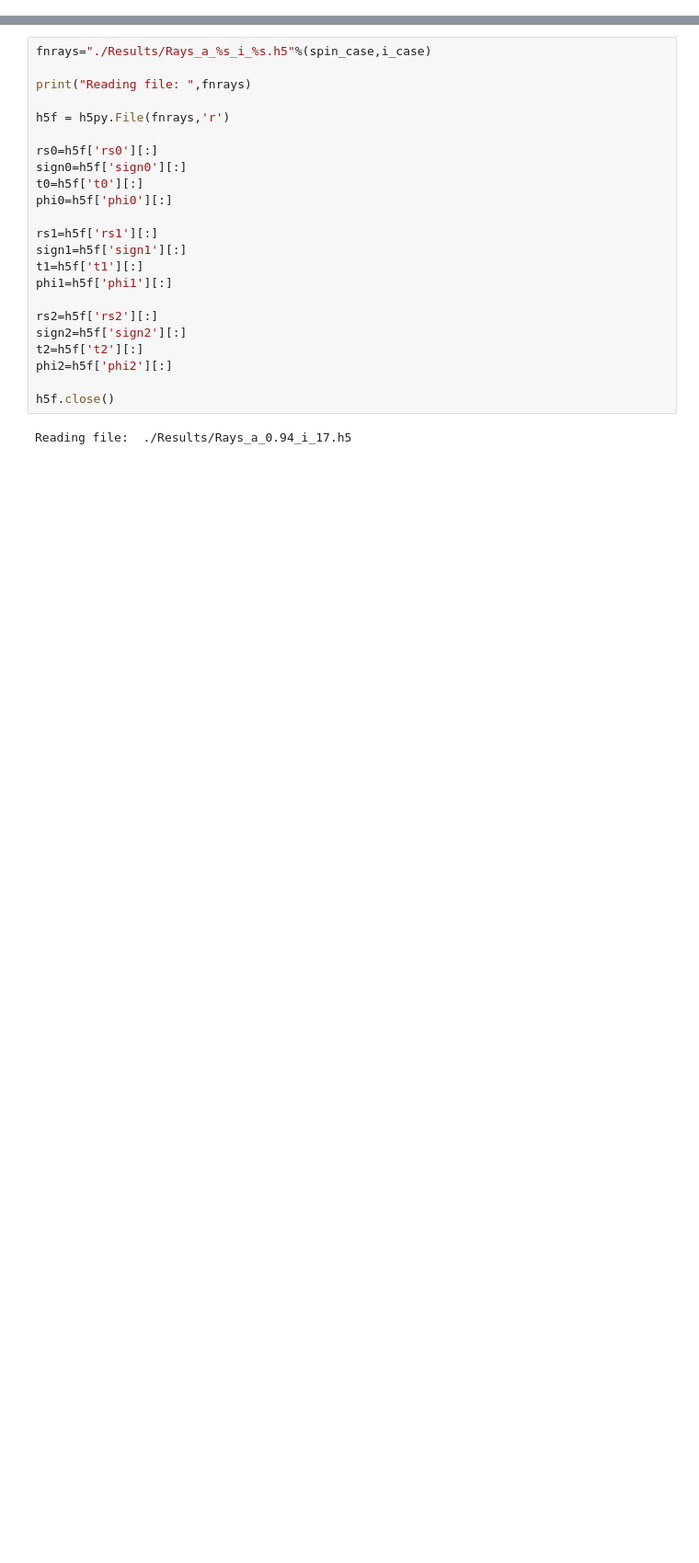
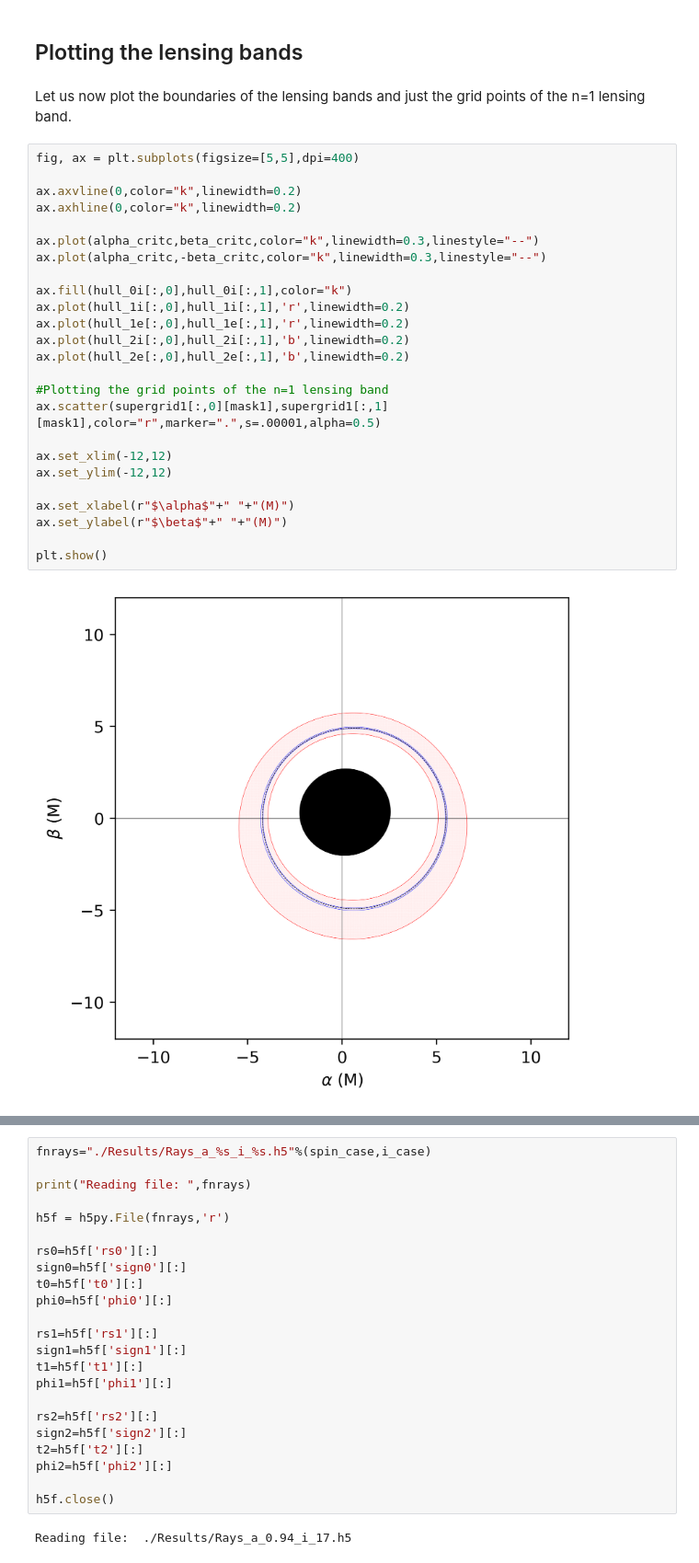
Before and after one commit to iAART/aart, a Jupyter notebook: Examples.ipynb, the cells around one changed output, grey strips where cells are left out. Shown at 92% size. Cells and saved outputs as stored; diff of their text form; blank space fills up the shorter version.

```diff
--- a/Examples.ipynb
+++ b/Examples.ipynb
@@ -15,0 +66,31 @@ File  Results/LensingBands_a_0.94_i_17.h5  created.
+# %% [markdown]
+## Plotting the lensing bands
+# %% [markdown]
+Let us now plot the boundaries of the lensing bands and just the grid points of the n=1 lensing band.
+# %%
+fig, ax = plt.subplots(figsize=[5,5],dpi=400)
+
+ax.axvline(0,color="k",linewidth=0.2)
+ax.axhline(0,color="k",linewidth=0.2)
+
+ax.plot(alpha_critc,beta_critc,color="k",linewidth=0.3,linestyle="--")
+ax.plot(alpha_critc,-beta_critc,color="k",linewidth=0.3,linestyle="--")
+
+ax.fill(hull_0i[:,0],hull_0i[:,1],color="k")
+ax.plot(hull_1i[:,0],hull_1i[:,1],'r',linewidth=0.2)
+ax.plot(hull_1e[:,0],hull_1e[:,1],'r',linewidth=0.2)
+ax.plot(hull_2i[:,0],hull_2i[:,1],'b',linewidth=0.2)
+ax.plot(hull_2e[:,0],hull_2e[:,1],'b',linewidth=0.2)
+
+#Plotting the grid points of the n=1 lensing band
+ax.scatter(supergrid1[:,0][mask1],supergrid1[:,1][mask1],color="r",marker=".",s=.00001,alpha=0.5)
+
+ax.set_xlim(-12,12)
+ax.set_ylim(-12,12)
+
+ax.set_xlabel(r"$\alpha$"+" "+"(M)")
+ax.set_ylabel(r"$\beta$"+" "+"(M)")
+
+plt.show()
+# %% [output]
+[figure, added]
```
Also changed, not shown: parts of 58 cells of this notebook, 2 other files.
